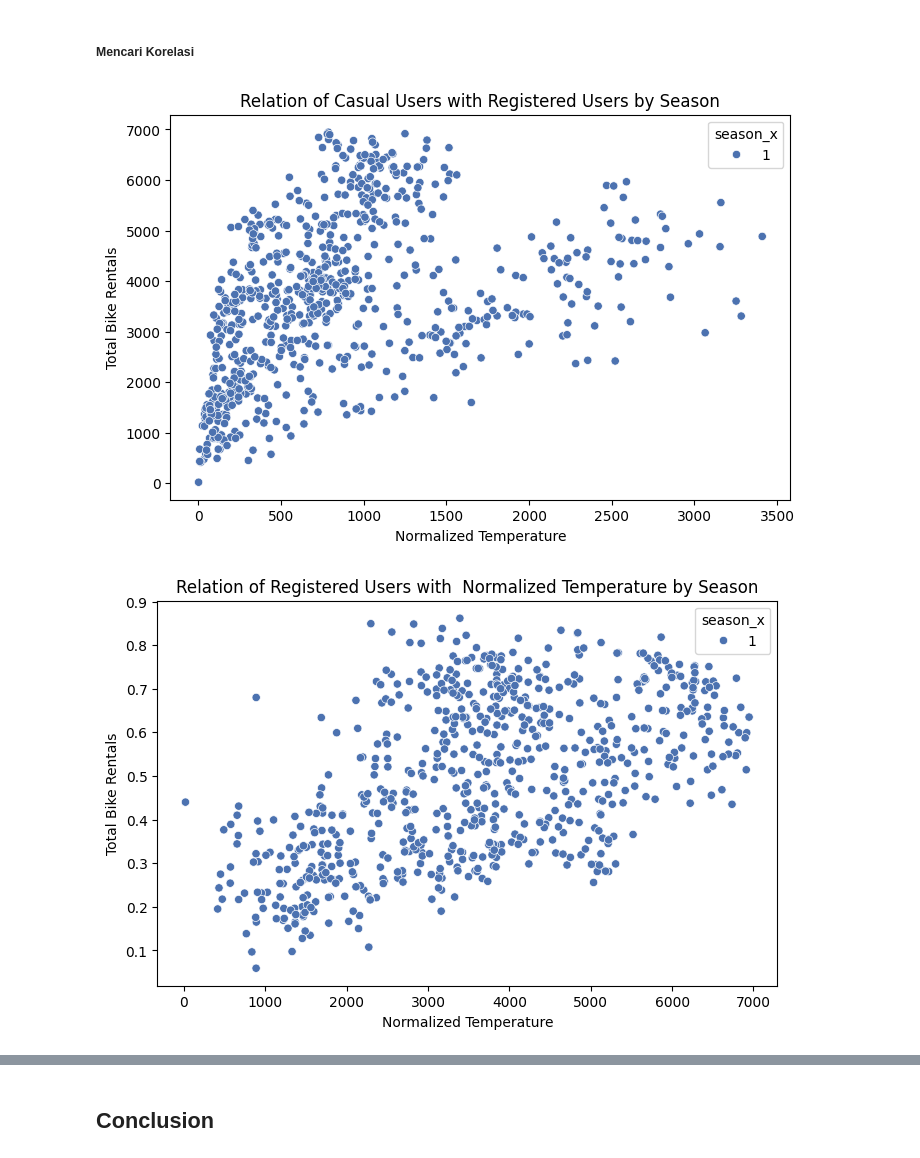
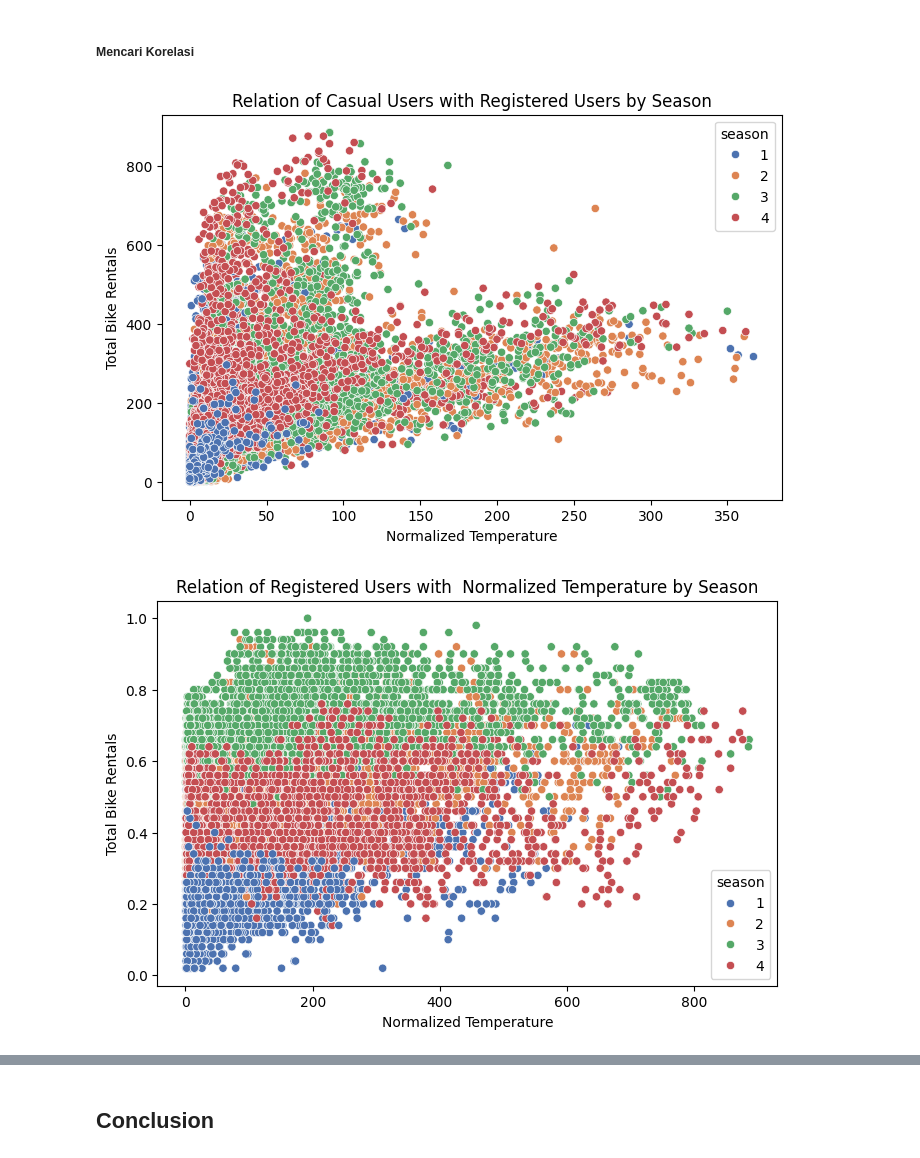
Before and after one commit to FireHR2004/Dashboard-Analysis-Bike-Sharing, a Jupyter notebook: notebook.ipynb, the cells around one changed output, grey strips where cells are left out. Saved outputs shown, nothing was run; the diff lists cells and outputs as text; code cells hidden in the pictures.

```diff
--- a/notebook.ipynb
+++ b/notebook.ipynb
@@ -773,25 +771,25 @@ all_df.sample(10)
 ##### Mencari Korelasi
 # %%
 plt.figure(figsize=(8,5))
-sns.scatterplot(x=all_df['casual_y'], y=all_df['registered_y'], hue=all_df['season_x'], palette='deep')
+sns.scatterplot(x=hour_df['casual'], y=hour_df['registered'], hue=hour_df['season'], palette='deep')
 plt.title("Relation of Casual Users with Registered Users by Season")
 plt.xlabel("Normalized Temperature")
 plt.ylabel("Total Bike Rentals")
 plt.show()
 
 plt.figure(figsize=(8,5))
-sns.scatterplot(x=all_df['registered_y'], y=all_df['temp_y'], hue=all_df['season_x'], palette='deep')
+sns.scatterplot(x=hour_df['registered'], y=hour_df['temp'], hue=hour_df['season'], palette='deep')
 plt.title("Relation of Registered Users with  Normalized Temperature by Season")
 plt.xlabel("Normalized Temperature")
 plt.ylabel("Total Bike Rentals")
 plt.show()
 
 plt.figure(figsize=(8,5))
-sns.scatterplot(x=all_df['casual_y'], y=all_df['temp_y'], hue=all_df['season_x'], palette='deep')
+sns.scatterplot(x=hour_df['casual'], y=hour_df['temp'], hue=hour_df['season'], palette='deep')
 plt.title("Relation of Casual Users with  Normalized Temperature by Season")
 plt.xlabel("Normalized Temperature")
 plt.ylabel("Total Bike Rentals")
 plt.show()
 # %% [output]
-[figure, old version]
+[figure, new version]
-[figure, old version]
+[figure, new version]
```
Also changed, not shown: parts of 16 cells of this notebook, 5 other files.
